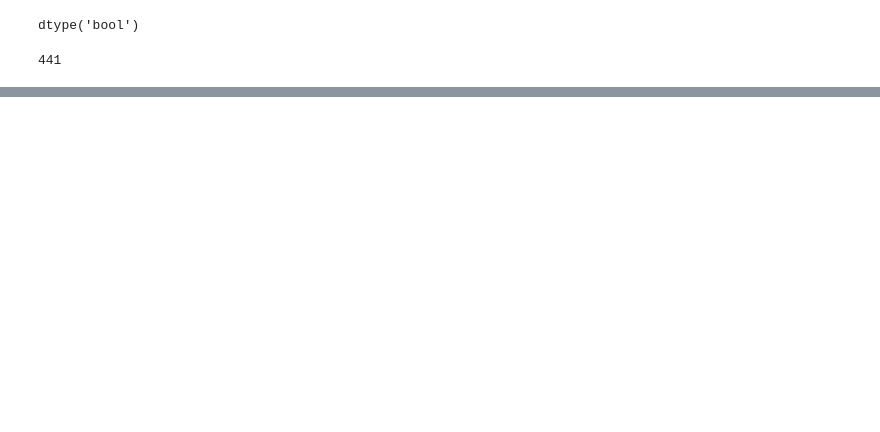
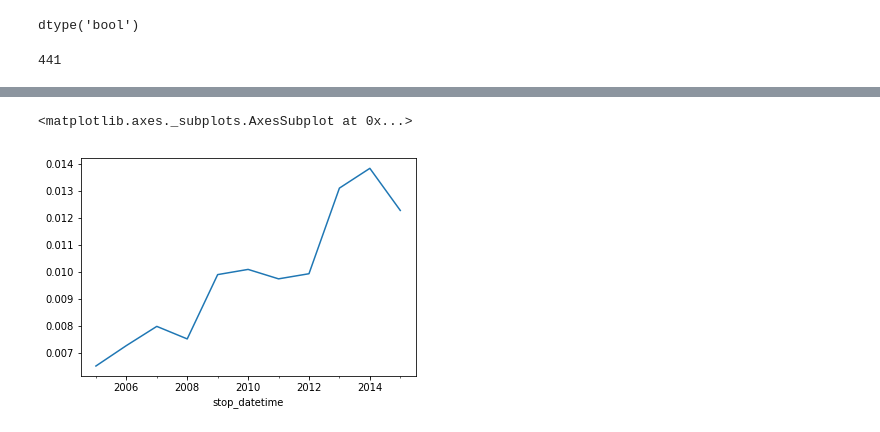
Before and after one commit to youngsoul/pandas_101, a Jupyter notebook: DataCamp_Pandas_DataSchool.ipynb, the cells around one changed output, grey strips where cells are left out. Saved outputs shown, nothing was run; the diff lists cells and outputs as text; code cells hidden in the pictures; blank space fills up the shorter version.

```diff
--- a/DataCamp_Pandas_DataSchool.ipynb
+++ b/DataCamp_Pandas_DataSchool.ipynb
@@ -422,0 +580,4 @@ ri.inventory.sum()
+# %%
+# Calculate the annual rate of drug-related stops
+annual_drug_rate = ri.drugs_related_stop.resample('A').mean()
+annual_drug_rate
@@ -422,0 +598,5 @@ ri.inventory.sum()
+# %%
+annual_drug_rate.plot()
+# %% [output]
+<matplotlib.axes._subplots.AxesSubplot at 0x...>
+[figure, added]
```
Also changed, not shown: parts of 94 cells of this notebook.
